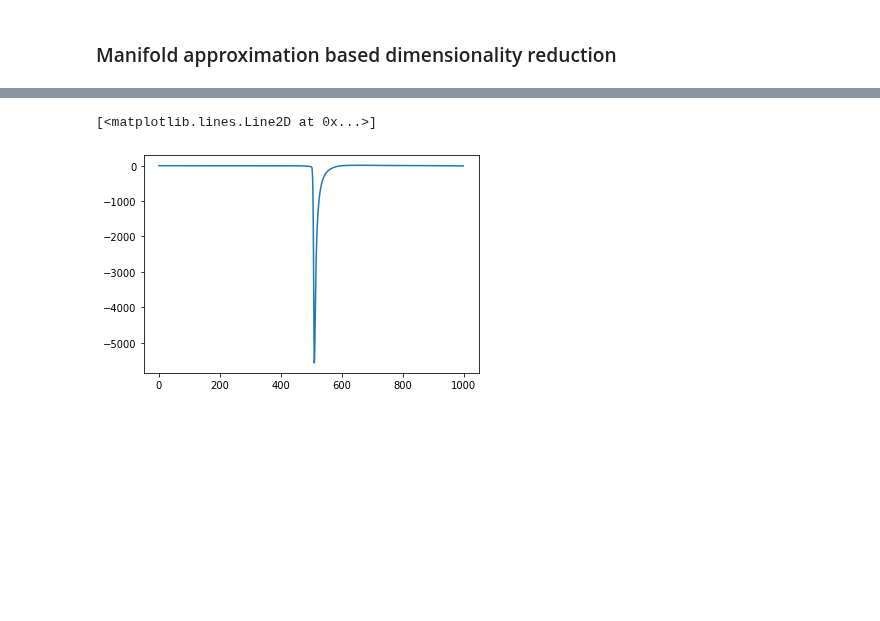
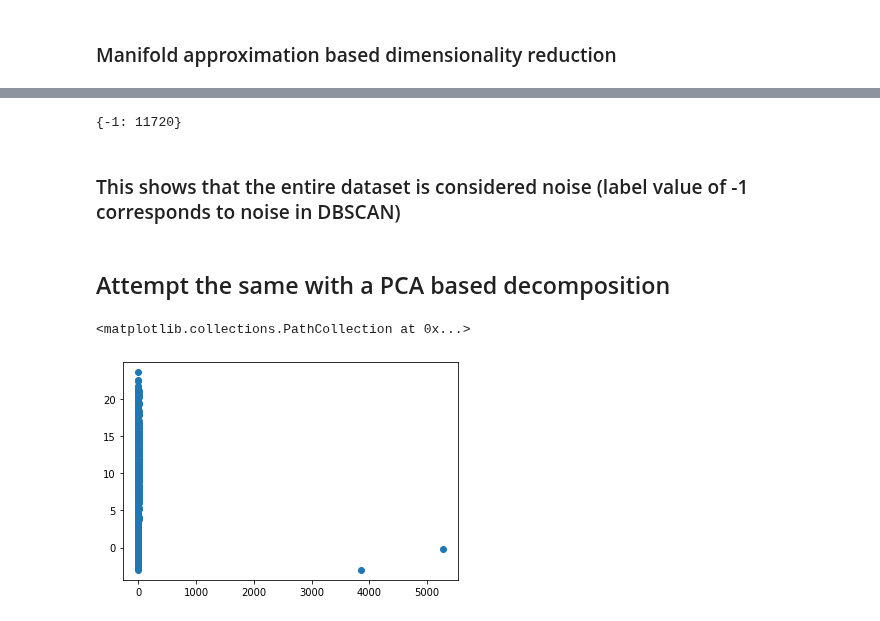
Before and after one commit to theonlyid/event_detection, a Jupyter notebook: Event detection.ipynb, the cells around one changed output, grey strips where cells are left out. Cells and saved outputs as stored; diff of their text form; code cells hidden in the pictures; blank space fills up the shorter version.

```diff
--- a/Event detection.ipynb
+++ b/Event detection.ipynb
@@ -131,8 +97,0 @@ f = f[:100]
-# %%
-dsm_r = np.repeat(dsm[:, np.newaxis], data_stft_abs.shape[1], axis=1)
-dsd_r = np.repeat(dsd[:, np.newaxis], data_stft_abs.shape[1], axis=1)
-
-data_stft_norm = (data_stft_abs - dsm_r) / dsd_r
-
-data_stft_norm_filt = data_stft_norm
-data_stft_norm_filt[data_stft_norm_filt<1.96]=0
@@ -222,8 +98,21 @@ pks1 = find_peaks(event1_frame_mean, height=0)
-# %%
-st = np.zeros((512, 2978))
-st[pks1[0],:] = data_stft[pks1[0],:]
-_, xrec = istft(st, fs=1000, noverlap=16)
-plt.plot(xrec[1000:2000])
-# %% [output]
-[<matplotlib.lines.Line2D at 0x...>]
-[figure, removed]
+# %%
+from sklearn.cluster import DBSCAN
+clustering=DBSCAN().fit(data_stft_norm.T)
+l1=clustering.labels_
+# Obtain the label counts (Assumption: background activity is much more common than our events of interest)
+values, counts = np.unique(l1, return_counts=True)
+print(dict(zip(values, counts)))
+# %% [output]
+{-1: 11720}
+# %% [markdown]
+### This shows that the entire dataset is considered noise (label value of -1 corresponds to noise in DBSCAN)
+# %% [markdown]
+## Attempt the same with a PCA based decomposition
+# %%
+from sklearn.decomposition import PCA
+components = PCA(n_components=2).fit_transform(data_stft_norm.T)
+# %%
+plt.scatter(components[:,0], components[:,1])
+# %% [output]
+<matplotlib.collections.PathCollection at 0x...>
+[figure, added]
```
Also changed, not shown: parts of 31 cells of this notebook.
